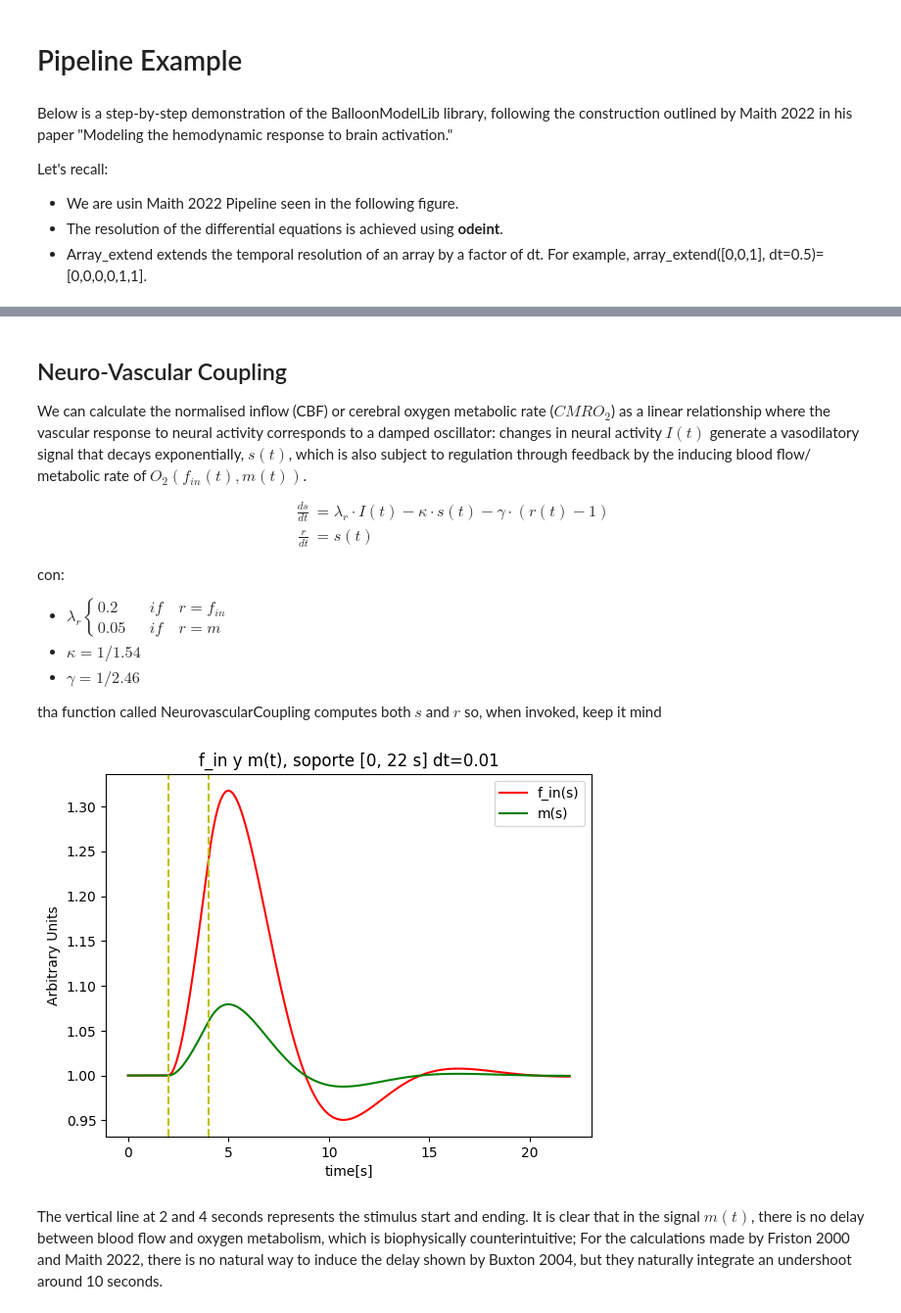
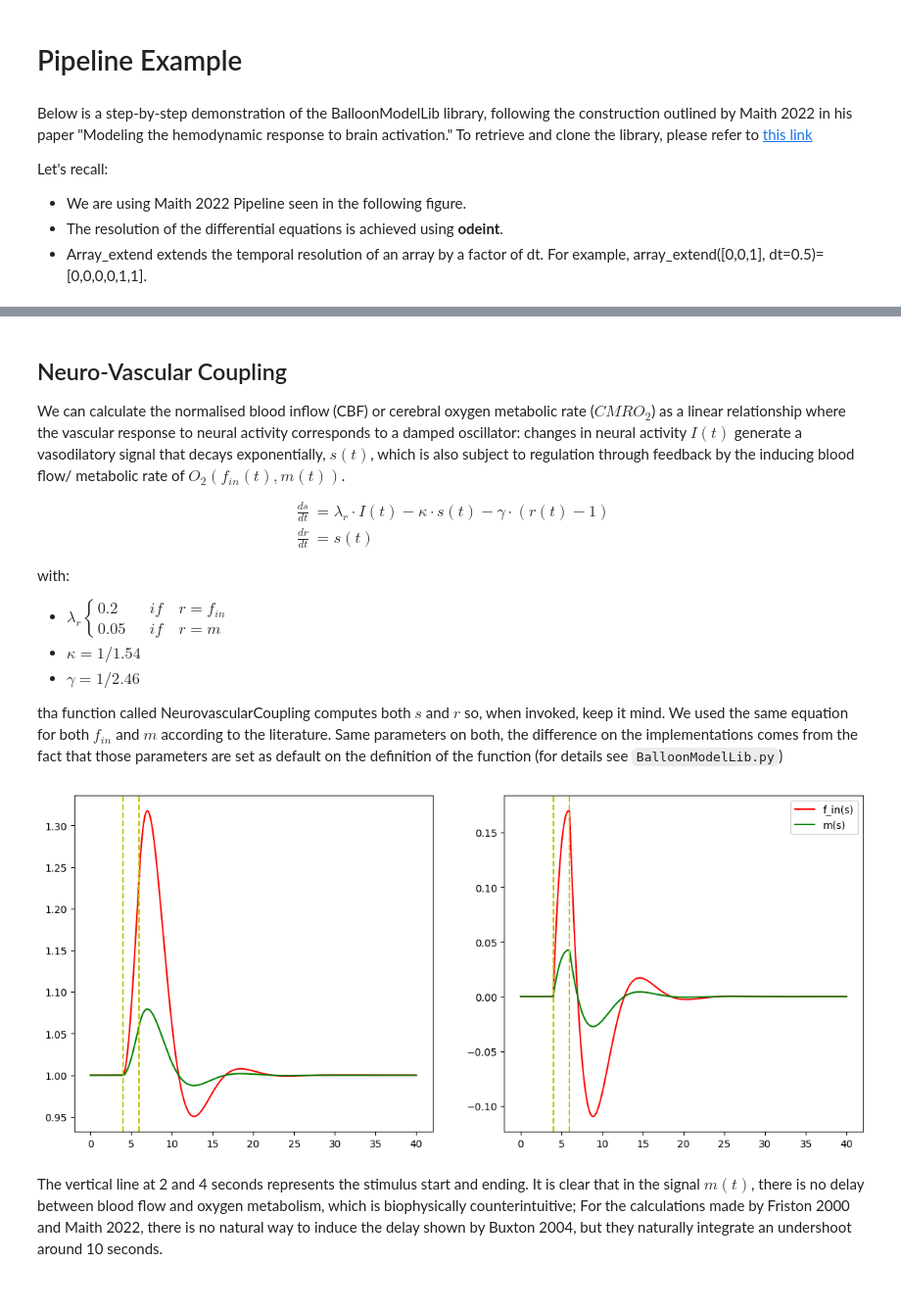
Before and after one commit to RodrigoHache/BalloonModel, a Jupyter notebook: BalloonExample.ipynb, the cells around one changed output, grey strips where cells are left out. Shown at 98% size. Cells and saved outputs as stored; diff of their text form; code cells hidden in the pictures.

```diff
--- a/BalloonExample.ipynb
+++ b/BalloonExample.ipynb
@@ -6,9 +6,10 @@ import matplotlib.pyplot as plt
 import numpy as np
 # %% [markdown]
 Below is a step-by-step demonstration of the BalloonModelLib library, following the construction outlined by Maith 2022 in his paper "Modeling the hemodynamic response to brain activation."
+To retrieve and clone the library, please refer to [this link](https://github.com/RodrigoHache/BalloonModel)
 
 Let's recall:
-   - We are usin Maith 2022 Pipeline seen in the following figure.
+   - We are using Maith 2022 Pipeline seen in the following figure.
    - The resolution of the differential equations is achieved using **odeint**.
    - Array_extend extends the temporal resolution of an array by a factor of dt. For example, array_extend([0,0,1], dt=0.5)=[0,0,0,0,1,1].
 # %% [markdown]
@@ -16,48 +17,68 @@ Let's recall:
 # %% [markdown]
 ## Neuro-Vascular Coupling
 
-We can calculate the normalised inflow (CBF) or cerebral oxygen metabolic rate ($CMRO_2$) as a linear relationship where the vascular response to neural activity corresponds to a damped oscillator: changes in neural activity $I(t)$ generate a vasodilatory signal that decays exponentially, $s(t)$, which is also subject to regulation through feedback by the inducing blood flow/ metabolic rate of $O_2 (f_{in}(t), m(t))$.
+We can calculate the normalised blood inflow (CBF) or cerebral oxygen metabolic rate ($CMRO_2$) as a linear relationship where the vascular response to neural activity corresponds to a damped oscillator: changes in neural activity $I(t)$ generate a vasodilatory signal that decays exponentially, $s(t)$, which is also subject to regulation through feedback by the inducing blood flow/ metabolic rate of $O_2 (f_{in}(t), m(t))$.
 
 \begin{equation*}
 \begin{split}
 \frac{ds}{dt} &= \lambda_r \cdot I(t)-\kappa \cdot s(t)- \gamma \cdot (r(t)-1)\\
-\frac{r}{dt} &= s(t)
+\frac{dr}{dt} &= s(t)
 \end{split}
 \end{equation*}
 
-con:
+with:
 
 - $\lambda_r \begin{cases}  0.2 \quad &if \quad r=f_{in}\\  0.05 \quad &if \quad r=m\end{cases}$
 - $\kappa = 1/1.54$
 - $\gamma = 1/2.46$
 
 
-tha function called NeurovascularCoupling computes both $s$ and $r$ so, when invoked, keep it mind
+tha function called NeurovascularCoupling computes both $s$ and $r$ so, when invoked, keep it mind.
+We used the same equation for both $f_{in}$ and $m$ according to the literature. Same parameters on both, the difference on the implementations comes
+from the fact that those parameters are set as default on the definition of the function (for details see `BalloonModelLib.py`)
 # %%
 # Stimuli and Neural Response
-stim=[ 0, 0, 1, 1, 0, 0, 0, 0, 0, 0, 0, 0, 0, 0, 0, 0, 0, 0, 0, 0, 0, 0]
-dt_exm=0.01
+# In stim each element from the list is equal to a second
+stim=[ 0, 0, 0, 0, 1, 1, 0, 0, 0, 0, 0, 0, 0, 0, 0, 0, 0, 0, 0, 0, 0, 0, 0, 0, 0, 0, 0, 0, 0, 0, 0, 0, 0, 0, 0, 0, 0, 0, 0, 0]
+dt_exm=0.01  # time differential for solving the equation
 
 #CBF Response function parameters
 f_parameters = {'gamma': 1/2.46 , 'kappa':1/1.54}
 
-f, _ = bml.NeurovascularCoupling(stimulus=stim, version='differential', params=f_parameters,  AmpI=0.2)  #AmpI = lambda_r
-m, _ = bml.NeurovascularCoupling(stim, AmpI=0.05 )  #AmpI = lambda_r
-time= np.arange(0,len(f)*dt_exm, dt_exm)
+f, sf = bml.NeurovascularCoupling(stimulus=stim, version='differential', params=f_parameters,  AmpI=0.2)  # Here AmpI = lambda_r on the equation above
+m, sm = bml.NeurovascularCoupling(stim, AmpI=0.05 )  #Here AmpI = lambda_r on the equation above. The params are set by default or changed
+time= np.arange(0,len(f)*dt_exm, dt_exm) # time to use while plotting
 
-plt.plot(time, f, label='f_in(s)', color='red')
-plt.plot(time, m, label='m(s)', color='green')
-plt.axvline(x =2, color = 'y', ls='--')
-plt.axvline(x =4, color = 'y', ls='--')
 
-plt.title('f_in y m(t), soporte [0, %d s] dt=0.01' %np.round(len(f)*dt_exm))
-plt.xlabel('time[s]')
-plt.ylabel('Arbitrary Units')
+# plt.plot(time, f, label='f_in(s)', color='red')
+# plt.plot(time, m, label='m(s)', color='green')
+# plt.axvline(x =4, color = 'y', ls='--')
+# plt.axvline(x =6, color = 'y', ls='--')
+
+# plt.title('f_in y m(t), soporte [0, %d s] dt=0.01' %np.round(len(f)*dt_exm))
+# plt.xlabel('time[s]')
+# plt.ylabel('Arbitrary Units')
+# plt.legend()
+
+# plt.show()
+
+fig, axes = plt.subplots(1, 2, figsize=(14, 6))  # Create a figure with two subplots
+ax1, ax2 = axes.flatten()  # Get references to the individual axes
+
+ax1.plot(time, f, label='f_in(s)', color='red')
+ax1.plot(time, m, label='m(s)', color='green')
+ax1.axvline(x =4, color = 'y', ls='--')
+ax1.axvline(x =6, color = 'y', ls='--')
+
+ax2.plot(time, sf, label='f_in(s)', color='red')
+ax2.plot(time, sm, label='m(s)', color='green')
+ax2.axvline(x =4, color = 'y', ls='--')
+ax2.axvline(x =6, color = 'y', ls='--')
+
 plt.legend()
-
 plt.show()
 # %% [output]
-[figure, old version]
+[figure, new version]
 # %% [markdown]
 The vertical line at 2 and 4 seconds represents the stimulus start and ending. It is clear that in the signal $m(t)$, there is no delay between blood flow and oxygen metabolism, which is biophysically counterintuitive; For the calculations made by Friston 2000 and Maith 2022, there is no natural way to induce the delay shown by Buxton 2004, but they naturally integrate an undershoot around 10 seconds.
 # %% [markdown]
```
Also changed, not shown: parts of 1 cell of this notebook, 1 other file.
